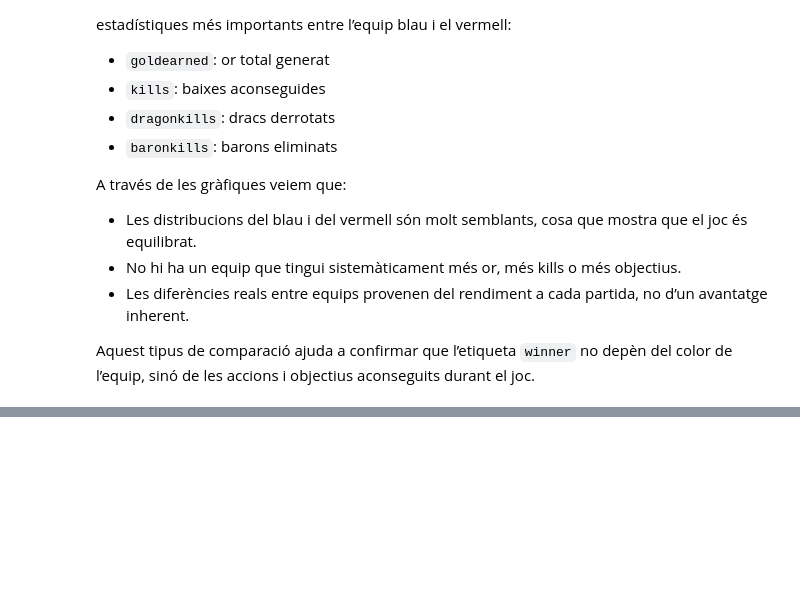
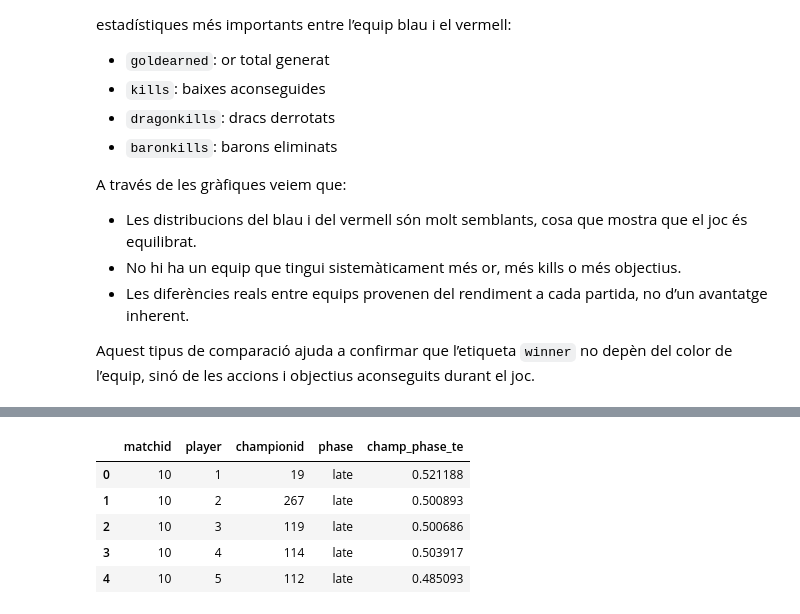
Before and after one commit to danielgarciaN/lol-win-prediction, a Jupyter notebook: LoL_WinPrediction.ipynb, the cells around one changed output, grey strips where cells are left out. Saved outputs shown, nothing was run; the diff lists cells and outputs as text; code cells hidden in the pictures; blank space fills up the shorter version.

```diff
--- a/LoL_WinPrediction.ipynb
+++ b/LoL_WinPrediction.ipynb
@@ -608,0 +855,46 @@ Aquest tipus de comparació ajuda a confirmar que l’etiqueta `winner` no depè
+# %%
+from sklearn.model_selection import KFold
+import numpy as np
+
+kf = KFold(n_splits=5, shuffle=True, random_state=42)
+match_ids = part['matchid'].unique()
+
+matchid_to_fold = {}
+for fold, (_, val_idx) in enumerate(kf.split(match_ids)):
+    for mid in match_ids[val_idx]:
+        matchid_to_fold[mid] = fold
+
+part['fold'] = part['matchid'].map(matchid_to_fold)
+
+# Prior global
+global_prior = part['won'].mean()
+oof_te = np.zeros(len(part))
+
+for fold in range(5):
+    train = part[part['fold'] != fold]
+    val   = part[part['fold'] == fold]
+
+    stats = (train
+             .groupby(['championid','phase'])['won']   # <--- aquí 'phase'
+             .agg(['mean','count']))
+
+    m = 50  # suavitzat
+    stats['te'] = (stats['mean'] * stats['count'] + global_prior * m) / (stats['count'] + m)
+    mapping = stats['te'].to_dict()
+
+    val_idx = val.index
+    oof_te[val_idx] = [
+        mapping.get((cid, ph), global_prior)          # <--- aquí 'ph'
+        for cid, ph in zip(val['championid'], val['phase'])  # <--- aquí 'phase'
+    ]
+
+part['champ_phase_te'] = oof_te
+
+part[['matchid','player','championid','phase','champ_phase_te']].head()
+# %% [output]
+|  | matchid | player | championid | phase | champ_phase_te |
+| 0 | 10 | 1 | 19 | late | 0.521188 |
+| 1 | 10 | 2 | 267 | late | 0.500893 |
+| 2 | 10 | 3 | 119 | late | 0.500686 |
+| 3 | 10 | 4 | 114 | late | 0.503917 |
+| 4 | 10 | 5 | 112 | late | 0.485093 |
```
Also changed, not shown: parts of 23 cells of this notebook, 3 other files.
